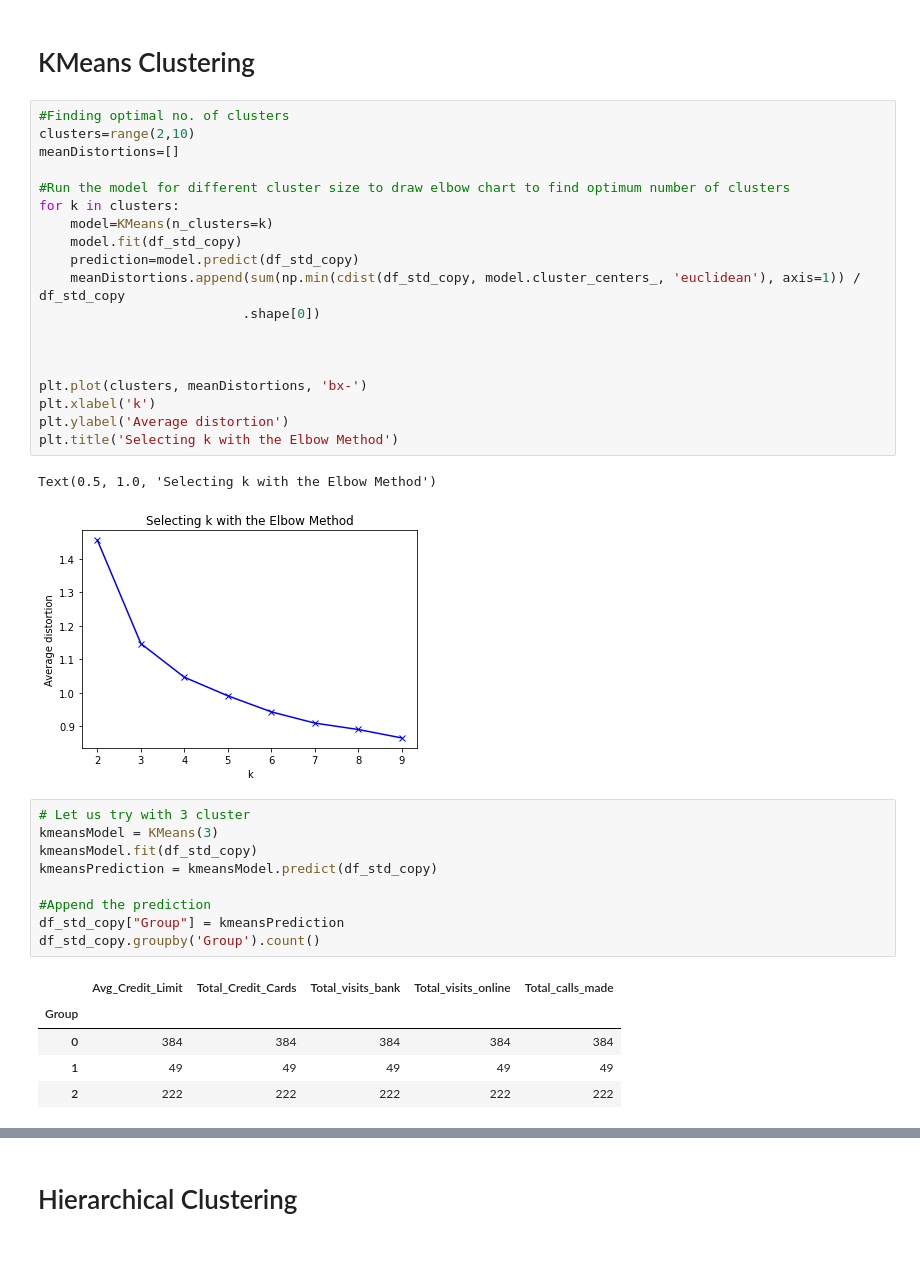
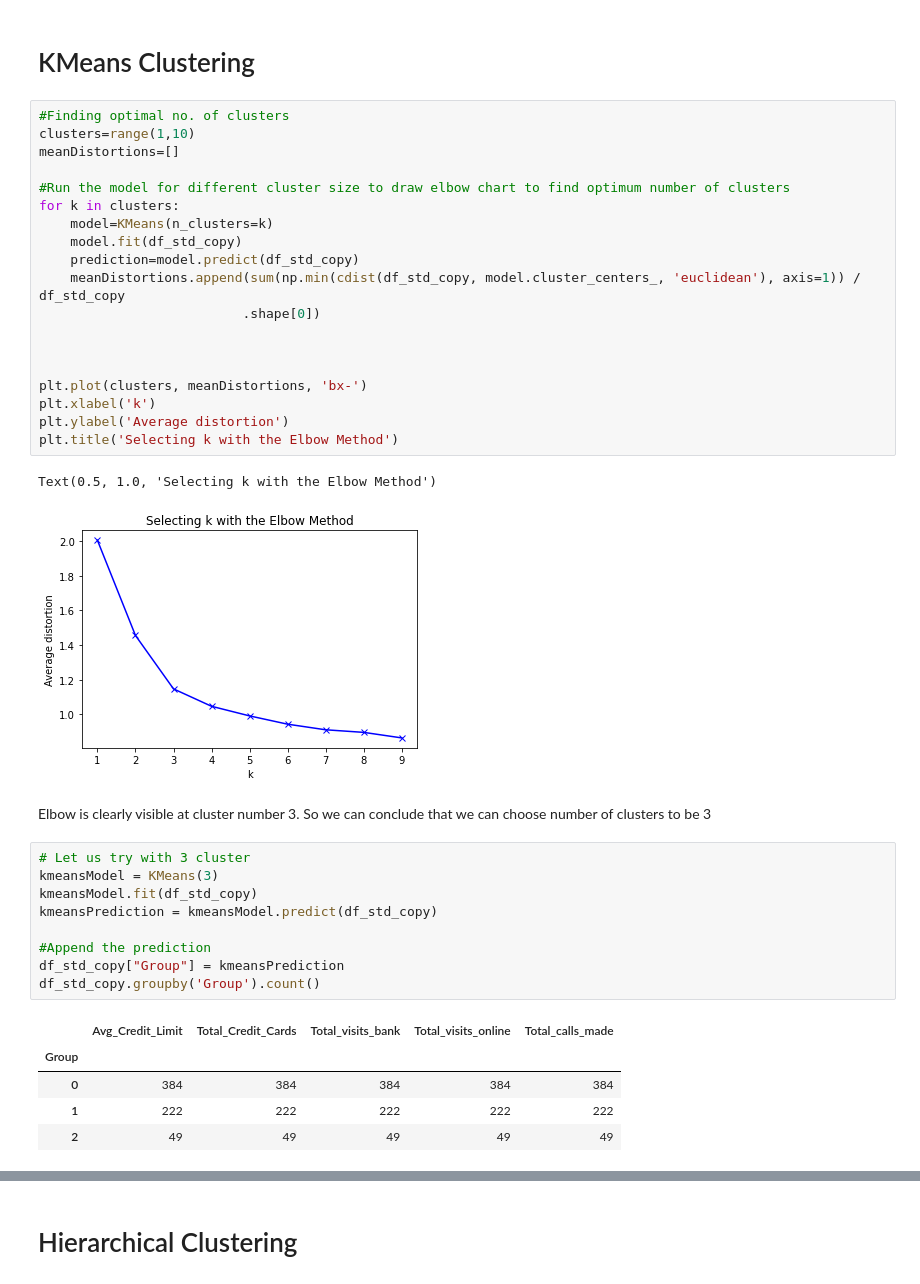
Before and after one commit to kmprakashbabu/UnsupervisedLearning, a Jupyter notebook: UnsupervisedLearning.ipynb, the cells around one changed output, grey strips where cells are left out. Drawn from its saved outputs; the diff is of its cells as text; blank space fills up the shorter version.

```diff
--- a/UnsupervisedLearning.ipynb
+++ b/UnsupervisedLearning.ipynb
@@ -233,26 +239,28 @@ Let's look at the elbow method to verify our findings
 # KMeans Clustering
 # %%
 #Finding optimal no. of clusters
-clusters=range(2,10)
+clusters=range(1,10)
 meanDistortions=[]
 
 #Run the model for different cluster size to draw elbow chart to find optimum number of clusters
 for k in clusters:
     model=KMeans(n_clusters=k)
     model.fit(df_std_copy)
     prediction=model.predict(df_std_copy)
     meanDistortions.append(sum(np.min(cdist(df_std_copy, model.cluster_centers_, 'euclidean'), axis=1)) / df_std_copy
                           .shape[0])
 
 
 
 plt.plot(clusters, meanDistortions, 'bx-')
 plt.xlabel('k')
 plt.ylabel('Average distortion')
 plt.title('Selecting k with the Elbow Method')
 # %% [output]
 Text(0.5, 1.0, 'Selecting k with the Elbow Method')
-[figure, old version]
+[figure, new version]
+# %% [markdown]
+Elbow is clearly visible at cluster number 3. So we can conclude that we can choose number of clusters to be 3
 # %%
 # Let us try with 3 cluster
 kmeansModel = KMeans(3)
@@ -266,8 +274,8 @@ df_std_copy.groupby('Group').count()
 |  | Avg_Credit_Limit | Total_Credit_Cards | Total_visits_bank | Total_visits_online | Total_calls_made |
 | Group |  |  |  |  |  |
 | 0 | 384 | 384 | 384 | 384 | 384 |
-| 1 | 49 | 49 | 49 | 49 | 49 |
-| 2 | 222 | 222 | 222 | 222 | 222 |
+| 1 | 222 | 222 | 222 | 222 | 222 |
+| 2 | 49 | 49 | 49 | 49 | 49 |
 # %%
 # Let's draw the box plot by group
 df_std_copy.boxplot(by = 'Group',  layout=(2,4), figsize=(20, 15))
```
Also changed, not shown: parts of 7 cells of this notebook, 1 other file.
